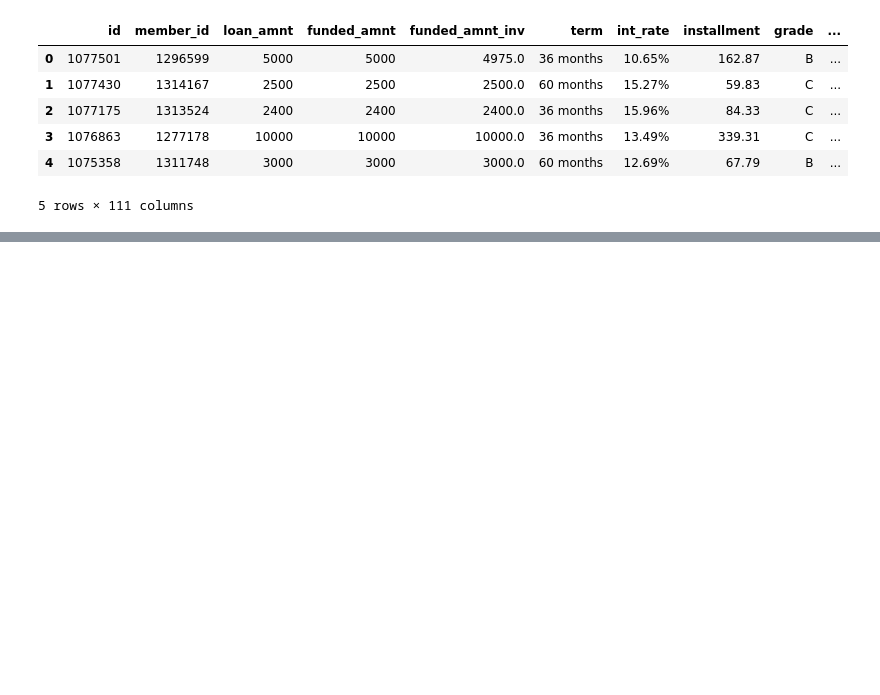
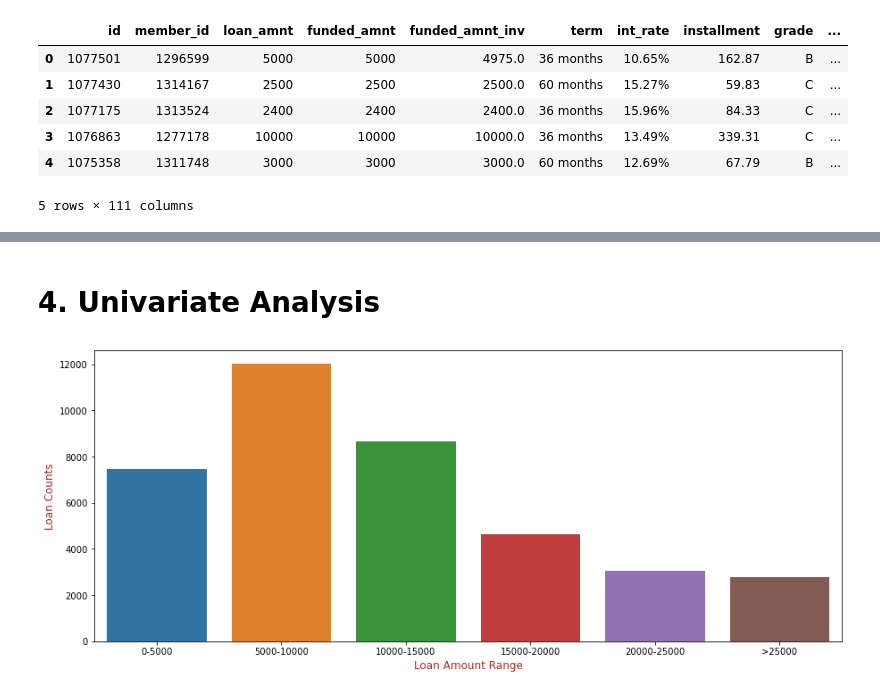
Before and after one commit to bappa-2000/LendingClubCaseStudy, a Jupyter notebook: Sanjay_Saini.ipynb, the cells around one changed output, grey strips where cells are left out. Cells and saved outputs as stored; diff of their text form; code cells hidden in the pictures; blank space fills up the shorter version.

```diff
--- a/Sanjay_Saini.ipynb
+++ b/Sanjay_Saini.ipynb
@@ -10,7 +13,9 @@ warnings.filterwarnings('ignore')
 # %%
 pd.low_memory=False
-loan = pd.read_csv("loan.csv")
-loan.head()
+RejectStats = pd.read_excel("Data_Dictionary.xlsx", sheet_name=1)
+RejectStats.head(20)
+loan_all = pd.read_csv("loan.csv")
+loan_all.head()
 # %% [output]
 |  | id | member_id | loan_amnt | funded_amnt | funded_amnt_inv | term | int_rate | installment | grade | ... |
 | 0 | 1077501 | 1296599 | 5000 | 5000 | 4975.0 | 36 months | 10.65% | 162.87 | B | ... |
@@ -133,0 +312,18 @@ RejectStats.head()
+# %%
+def makeAmtGroups(x):
+    if x<5000:
+        return "0-5000"
+    elif x<10000:
+        return "5000-10000"
+    elif x<15000:
+        return "10000-15000"
+    elif x<20000:
+        return "15000-20000"
+    elif x<25000:
+        return "20000-25000"
+    elif x>=25000:
+        return ">25000"
+
+# Make groups of int_rate.
+loan_all['loan_amnt_category'] = loan_all.loan_amnt.apply(makeAmtGroups)
+loan_all['loan_amnt_category'].value_counts()
@@ -133,0 +338,12 @@ RejectStats.head()
+# %% [markdown]
+# 4. Univariate Analysis
+# %%
+#Univeriate analysis for Loan Amount Ranges
+plt.figure(figsize=[15,6])
+sns.countplot(x = 'loan_amnt_category', data=loan_all,
+              order = ["0-5000", "5000-10000", "10000-15000", "15000-20000", "20000-25000", ">25000"])
+plt.xlabel("Loan Amount Range", fontdict={'fontsize': 12, 'fontweight' : 5, 'color' : 'Brown'})
+plt.ylabel("Loan Counts", fontdict={'fontsize': 12, 'fontweight' : 5, 'color' : 'Brown'} )
+plt.show()
+# %% [output]
+[figure, added]
```
Also changed, not shown: parts of 45 cells of this notebook, 1 other file.
